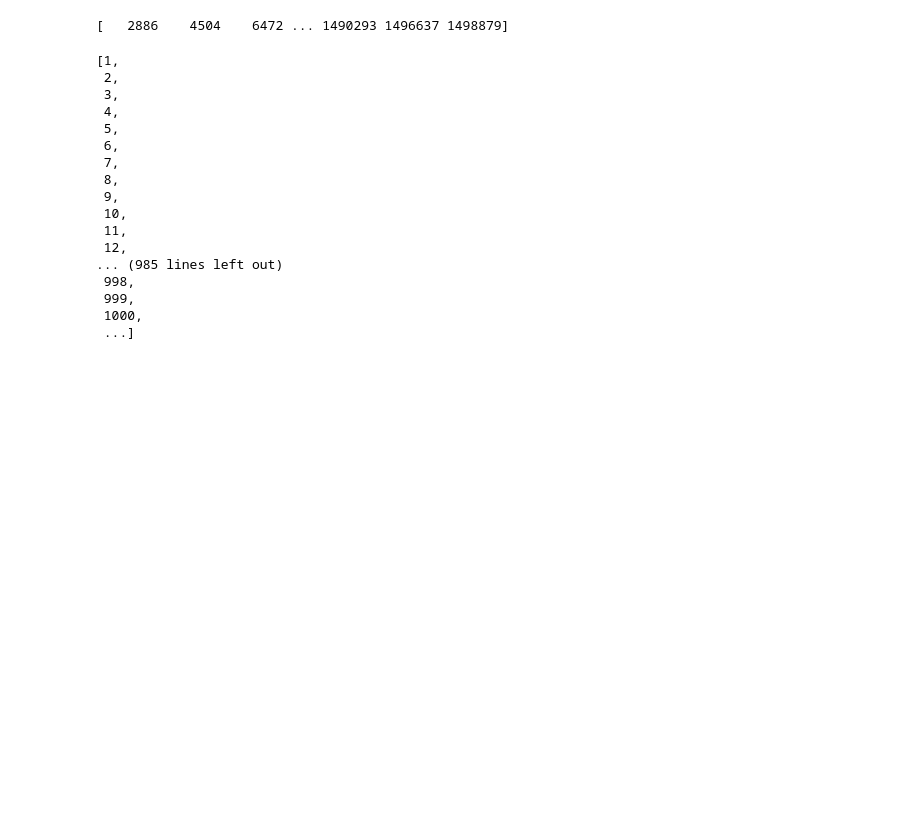
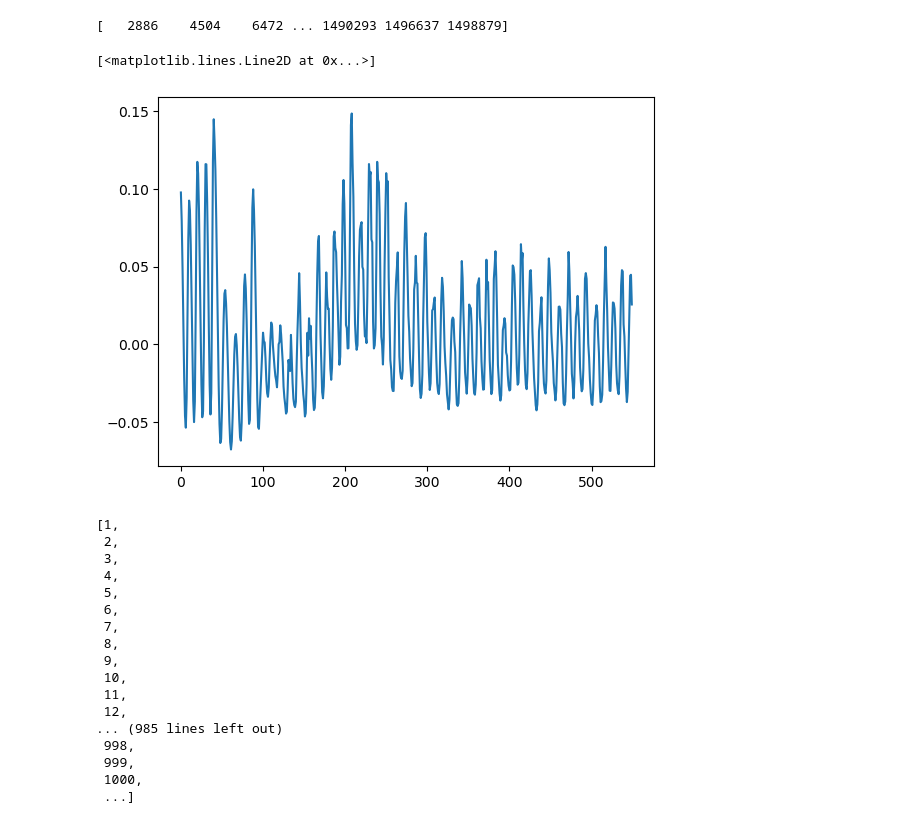
Before and after one commit to chrisroadmap/rff-fair2.1, a Jupyter notebook: notebooks/300_run-full-infilled-stochastic.ipynb, the cells around one changed output. Saved outputs shown, nothing was run; the diff lists cells and outputs as text; code cells hidden in the pictures; blank space fills up the shorter version.

```diff
--- a/notebooks/300_run-full-infilled-stochastic.ipynb
+++ b/notebooks/300_run-full-infilled-stochastic.ipynb
@@ -66,6 +66,11 @@ solar_forcing[:550] = df_solar['solar_erf'].loc[1750.5:2300].values
 volcanic_forcing = np.zeros(552)
 volcanic_forcing[:270] = df_forc['volcanic'].values
 volcanic_forcing[269:281] = np.linspace(1, 0, 12) * volcanic_forcing[269]
+# %%
+pl.plot(solar_forcing[:550])
+# %% [output]
+[<matplotlib.lines.Line2D at 0x...>]
+[figure, added]
 # %%
 #del temp_out, ohc_out, erf_out, co2_out, ch4_out, n2o_out
 # %%
```
Also changed, not shown: parts of 2 cells of this notebook, 5 other files.
